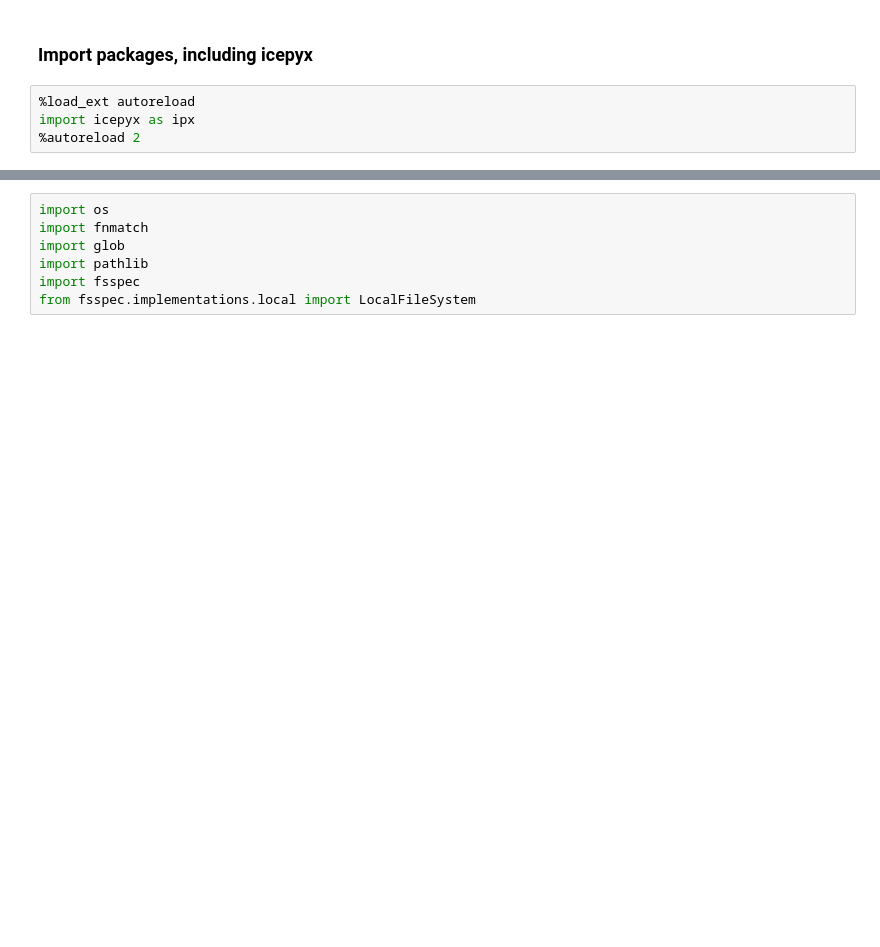
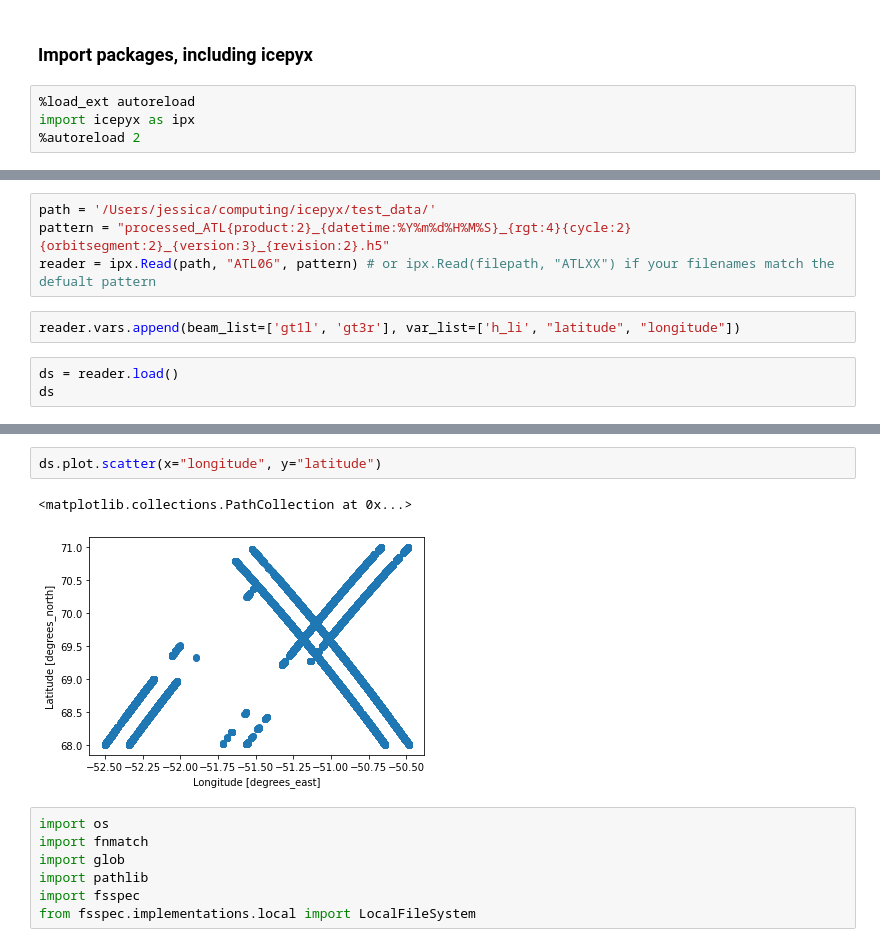
Before and after one commit to icesat2py/icepyx, a Jupyter notebook: examples/ICESat-2_Data_Read-in_Example.ipynb, the cells around one changed output, grey strips where cells are left out. Drawn from its saved outputs; the diff is of its cells as text; blank space fills up the shorter version.

```diff
--- a/examples/ICESat-2_Data_Read-in_Example.ipynb
+++ b/examples/ICESat-2_Data_Read-in_Example.ipynb
@@ -30,0 +34,9 @@ import icepyx as ipx
+# %%
+path = '/Users/jessica/computing/icepyx/test_data/'
+pattern = "processed_ATL{product:2}_{datetime:%Y%m%d%H%M%S}_{rgt:4}{cycle:2}{orbitsegment:2}_{version:3}_{revision:2}.h5"
+reader = ipx.Read(path, "ATL06", pattern) # or ipx.Read(filepath, "ATLXX") if your filenames match the defualt pattern
+# %%
+reader.vars.append(beam_list=['gt1l', 'gt3r'], var_list=['h_li', "latitude", "longitude"])
+# %%
+ds = reader.load()
+ds
@@ -31,3 +61,8 @@ import icepyx as ipx
+# %%
+ds.plot.scatter(x="longitude", y="latitude")
+# %% [output]
+<matplotlib.collections.PathCollection at 0x...>
+[figure, added]
 # %%
 import os
 import fnmatch
```
Also changed, not shown: parts of 34 cells of this notebook.
